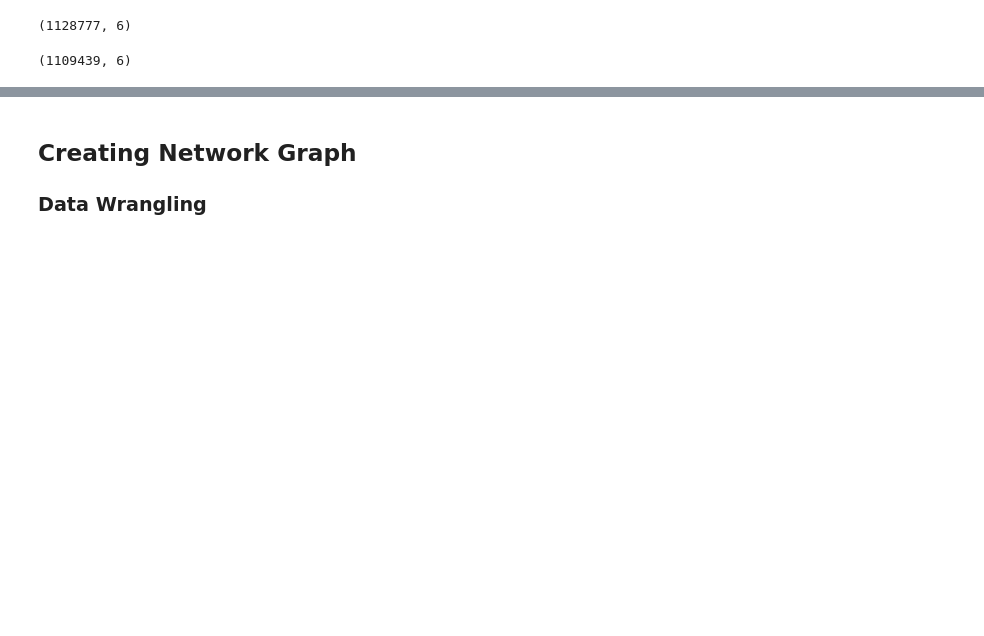
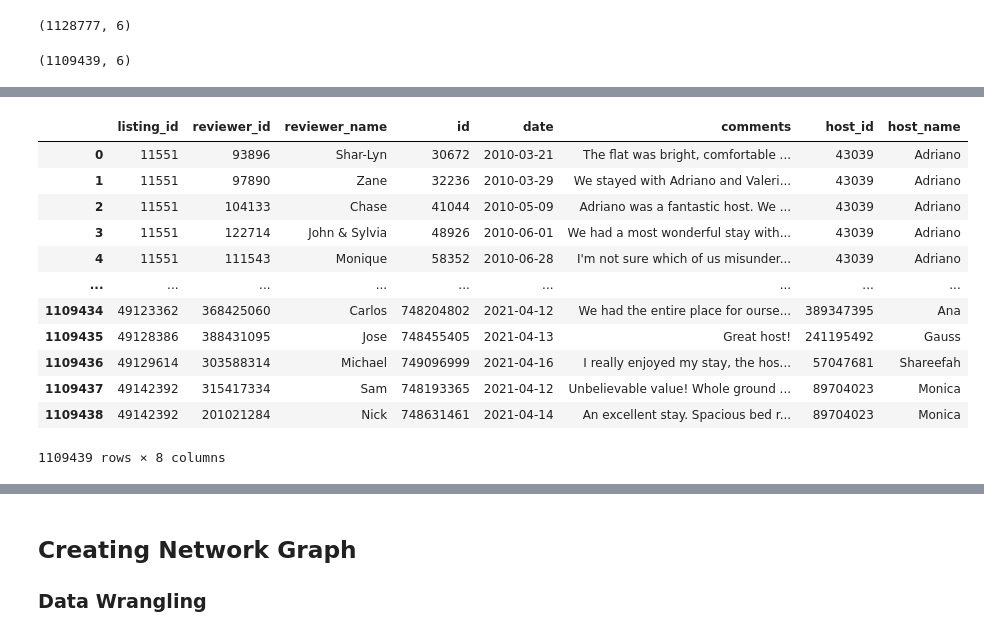
Before and after one commit to sbiguzzi/data620, a Jupyter notebook: Assignments/FinalProject/Data620_FinalProject.ipynb, the cells around one changed output, grey strips where cells are left out. Cells and saved outputs as stored; diff of their text form; code cells hidden in the pictures; blank space fills up the shorter version.

```diff
--- a/Assignments/FinalProject/Data620_FinalProject.ipynb
+++ b/Assignments/FinalProject/Data620_FinalProject.ipynb
@@ -206,3 +222,19 @@ df_merged.shape
+# %%
+df_merged
+# %% [output]
+|  | listing_id | reviewer_id | reviewer_name | id | date | comments | host_id | host_name |
+| 0 | 11551 | 93896 | Shar-Lyn | 30672 | 2010-03-21 | The flat was bright, comfortable ... | 43039 | Adriano |
+| 1 | 11551 | 97890 | Zane | 32236 | 2010-03-29 | We stayed with Adriano and Valeri... | 43039 | Adriano |
+| 2 | 11551 | 104133 | Chase | 41044 | 2010-05-09 | Adriano was a fantastic host. We ... | 43039 | Adriano |
+| 3 | 11551 | 122714 | John & Sylvia | 48926 | 2010-06-01 | We had a most wonderful stay with... | 43039 | Adriano |
+| 4 | 11551 | 111543 | Monique | 58352 | 2010-06-28 | I'm not sure which of us misunder... | 43039 | Adriano |
+| ... | ... | ... | ... | ... | ... | ... | ... | ... |
+| 1109434 | 49123362 | 368425060 | Carlos | 748204802 | 2021-04-12 | We had the entire place for ourse... | 389347395 | Ana |
+| 1109435 | 49128386 | 388431095 | Jose | 748455405 | 2021-04-13 | Great host! | 241195492 | Gauss |
+| 1109436 | 49129614 | 303588314 | Michael | 749096999 | 2021-04-16 | I really enjoyed my stay, the hos... | 57047681 | Shareefah |
+| 1109437 | 49142392 | 315417334 | Sam | 748193365 | 2021-04-12 | Unbelievable value! Whole ground ... | 89704023 | Monica |
+| 1109438 | 49142392 | 201021284 | Nick | 748631461 | 2021-04-14 | An excellent stay. Spacious bed r... | 89704023 | Monica |
+1109439 rows × 8 columns
 # %%
 # clean the merged dataframe
 df_merged.dropna(inplace=True)
```
Also changed, not shown: parts of 22 cells of this notebook.
